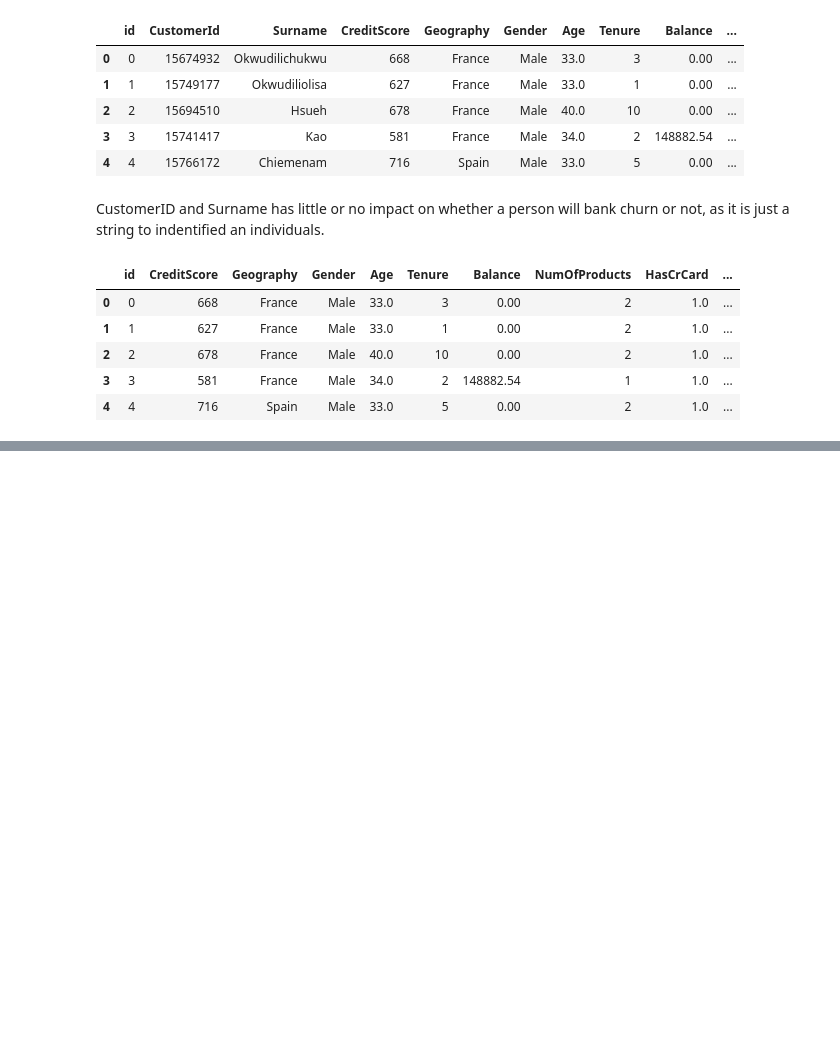
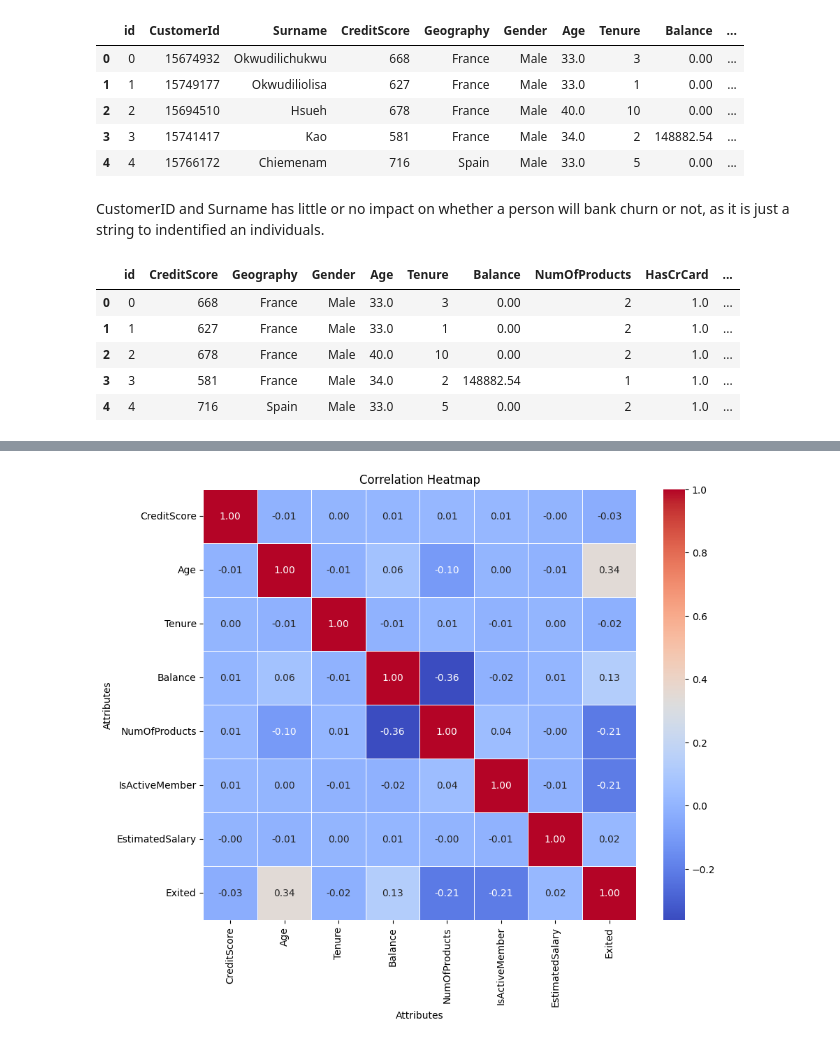
Before and after one commit to TangLitEn/kaggle-Binary-Classification-with-a-Bank-Churn-Dataset, a Jupyter notebook: main.ipynb, the cells around one changed output, grey strips where cells are left out. Drawn from its saved outputs; the diff is of its cells as text; code cells hidden in the pictures; blank space fills up the shorter version.

```diff
--- a/main.ipynb
+++ b/main.ipynb
@@ -70,0 +101,17 @@ train.head()
+# %%
+numerical_features = ["CreditScore","Age","Tenure","Balance","NumOfProducts","IsActiveMember","EstimatedSalary","Exited"]
+# %%
+train_numerical = train.loc[:,numerical_features]
+corr_matrix = train_numerical.corr()
+
+# Create a heatmap
+plt.figure(figsize=(10, 8))  # Adjust the size as needed
+sns.heatmap(corr_matrix, annot=True, cmap='coolwarm', fmt='.2f', linewidths=.5)
+
+# Add titles and labels as needed
+plt.title('Correlation Heatmap')
+plt.xlabel('Attributes')
+plt.ylabel('Attributes')
+plt.show()
+# %% [output]
+[figure, added]
```
Also changed, not shown: parts of 11 cells of this notebook.
